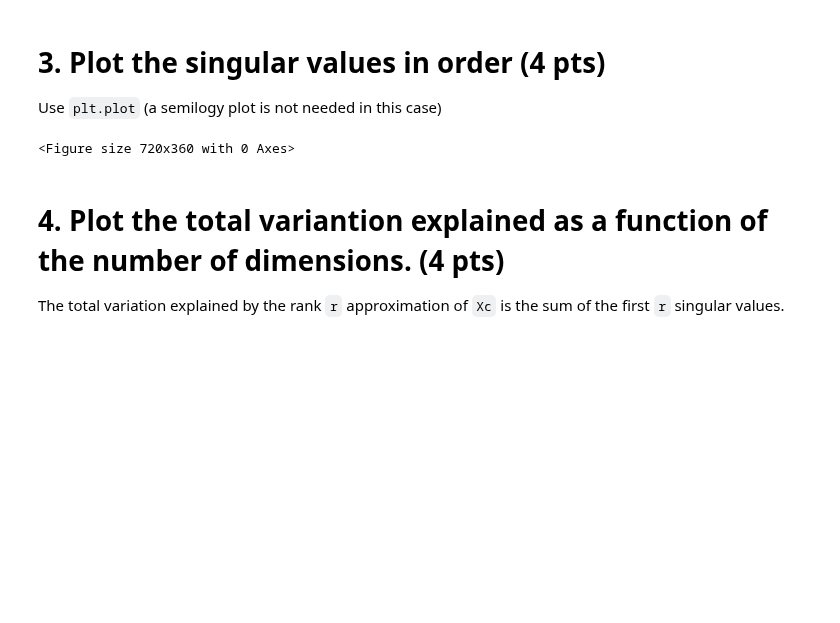
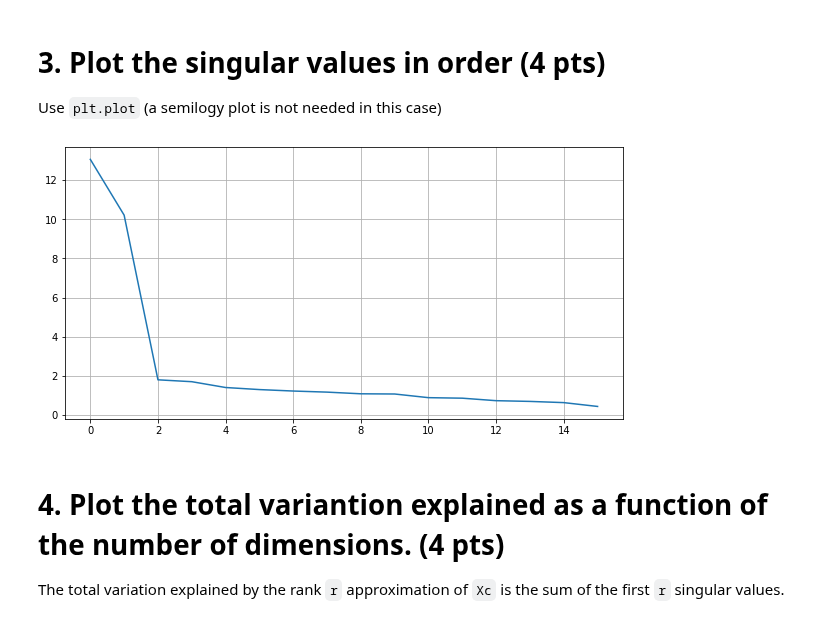
Before and after one commit to ptkinvent/sdse_public, a Jupyter notebook: hw3/hw3_prob2_handout.ipynb, the cells around one changed output. Saved outputs shown, nothing was run; the diff lists cells and outputs as text; code cells hidden in the pictures; blank space fills up the shorter version.

```diff
--- a/hw3/hw3_prob2_handout.ipynb
+++ b/hw3/hw3_prob2_handout.ipynb
@@ -66,9 +69,12 @@ LinAlgError: 0-dimensional array given. Array must be at least two-dimensional
 Use `plt.plot` (a semilogy plot is not needed in this case)
 # %%
 fig3 = plt.figure(figsize=(10,5))
+
 # Add your code here
+plt.plot(s)
+plt.grid()
 # %% [output]
-<Figure size 720x360 with 0 Axes>
+[figure, added]
 # %%
 ################################
 # Reporting. Do not modify.#####
```
Also changed, not shown: parts of 7 cells of this notebook.
